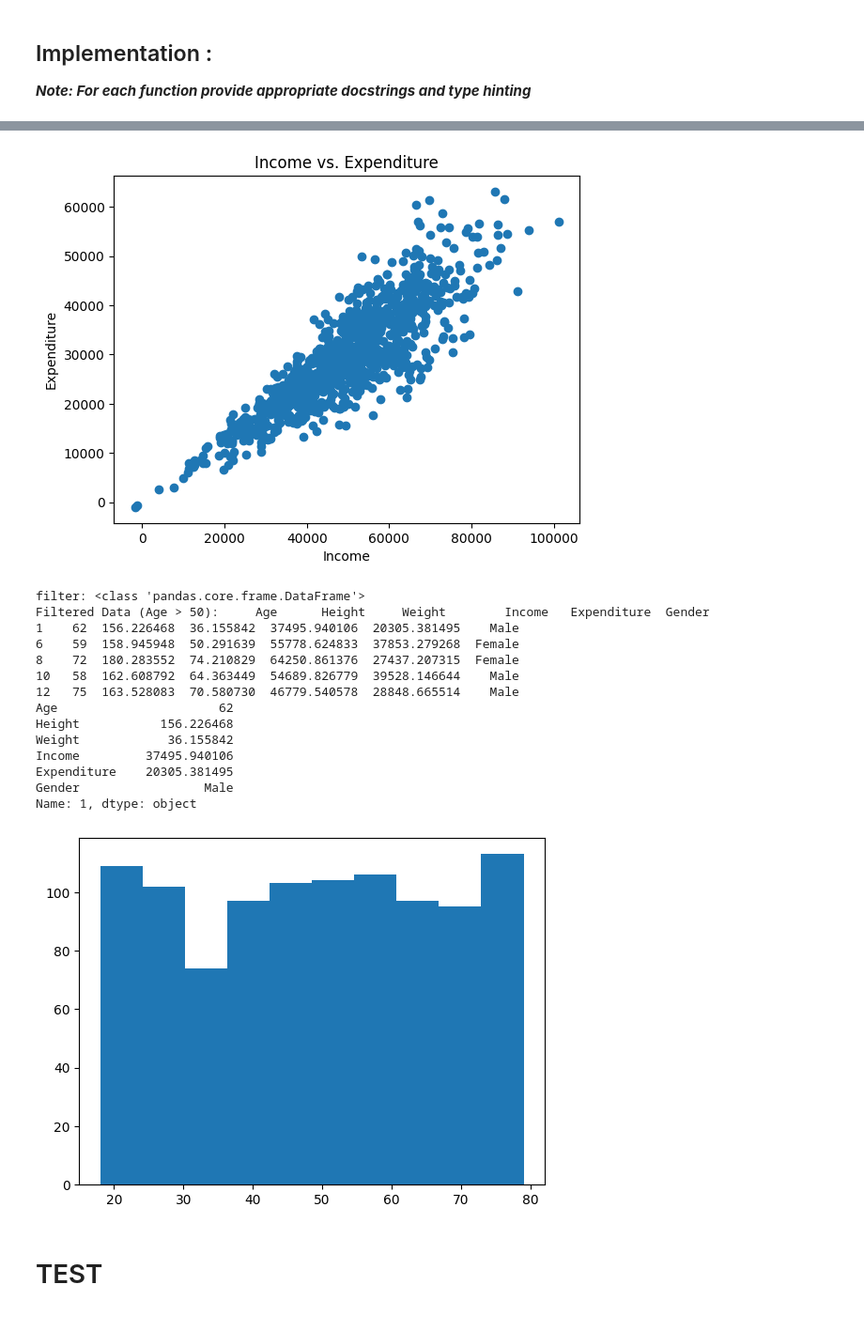
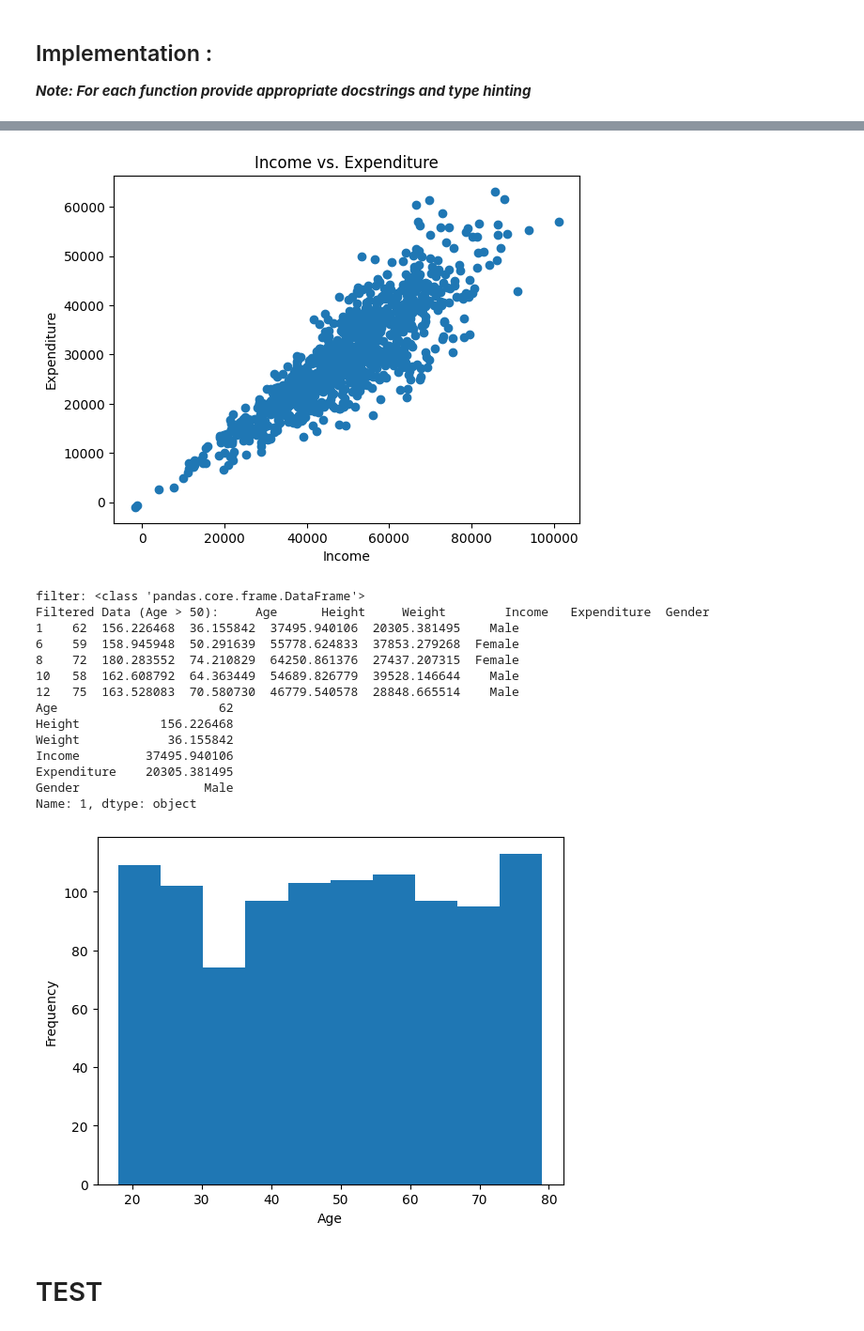
Before and after one commit to brandon-mason/cs4337-collabs, a Jupyter notebook: QuestionWarmUpPython.ipynb, the cells around one changed output, grey strips where cells are left out. Shown at 94% size. Cells and saved outputs as stored; diff of their text form; code cells hidden in the pictures.

```diff
--- a/QuestionWarmUpPython.ipynb
+++ b/QuestionWarmUpPython.ipynb
@@ -634,7 +634,7 @@ class AdvancedDataAnalyzer:
       print(f"apply: {type(altered_column)}")
       return altered_column
 
-    def lazy_filter(self, column: str="", condition) -> None:
+    def lazy_filter(self, column: str, condition) -> None:
       """
       Lazily yield rows where a condition is met for a column.
       """
@@ -646,7 +646,7 @@ class AdvancedDataAnalyzer:
 
       return
 
-    def filter_data(self, column: str="", condition) -> pd.DataFrame:
+    def filter_data(self, column: str, condition) -> pd.DataFrame:
       """
       Return a DataFrame with rows where a column meets a condition.
       """
@@ -685,6 +685,8 @@ class AdvancedDataAnalyzer:
         return
 
       selected_column = self.data[column]
+      plt.xlabel(column)
+      plt.ylabel("Frequency")
       plt.hist(selected_column)
       return
 
@@ -774,19 +776,19 @@ Execution time for save_data: 0.0098 seconds
 [figure]
 filter: <class 'pandas.core.frame.DataFrame'>
 Filtered Data (Age > 50):     Age      Height     Weight        Income   Expenditure  Gender
 1    62  156.226468  36.155842  37495.940106  20305.381495    Male
 6    59  158.945948  50.291639  55778.624833  37853.279268  Female
 8    72  180.283552  74.210829  64250.861376  27437.207315  Female
 10   58  162.608792  64.363449  54689.826779  39528.146644    Male
 12   75  163.528083  70.580730  46779.540578  28848.665514    Male
 Age                      62
 Height           156.226468
 Weight            36.155842
 Income         37495.940106
 Expenditure    20305.381495
 Gender                 Male
 Name: 1, dtype: object
-[figure, old version]
+[figure, new version]
 # %% [markdown]
 # TEST
 # %% [markdown]
```
Also changed, not shown: parts of 3 cells of this notebook.
